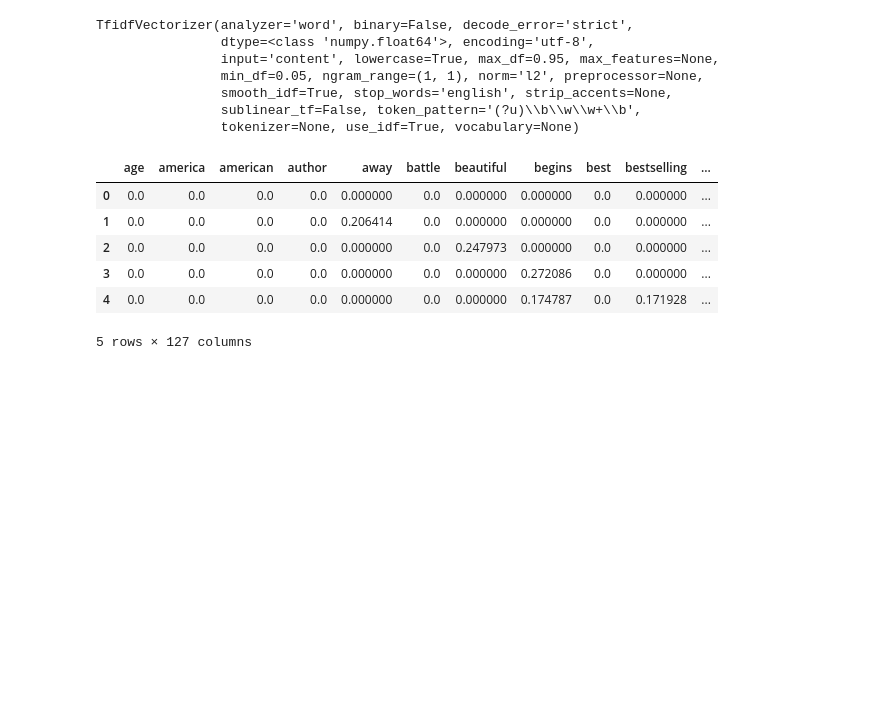
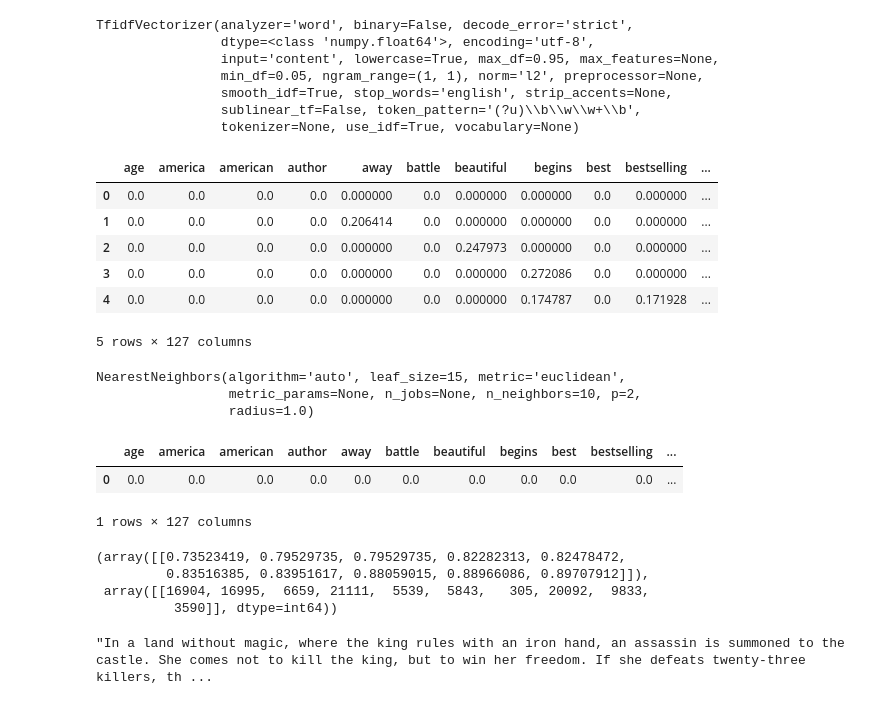
Before and after one commit to noreallyimfine/Bookfinder, a Jupyter notebook: book-recommender-5.ipynb, the cells around one changed output. Cells and saved outputs as stored; diff of their text form; code cells hidden in the pictures; blank space fills up the shorter version.

Commit message:
initial test, found some holes in previous logic also model not great but thats cool

```diff
--- a/book-recommender-5.ipynb
+++ b/book-recommender-5.ipynb
@@ -119,3 +119,32 @@ dtm.head()
 from sklearn.neighbors import NearestNeighbors
 # %%
 nn = NearestNeighbors(n_neighbors=10, leaf_size=15, algorithm='auto', p=2, metric='euclidean')
+
+nn.fit(dtm)
+# %% [output]
+NearestNeighbors(algorithm='auto', leaf_size=15, metric='euclidean',
+                 metric_params=None, n_jobs=None, n_neighbors=10, p=2,
+                 radius=1.0)
+# %%
+test = ['A wizard boy fights evil']
+# %%
+new = vect.transform(test)
+# %%
+new = new.todense()
+# %%
+pd.DataFrame(new, columns=vect.get_feature_names())
+# %% [output]
+|  | age | america | american | author | away | battle | beautiful | begins | best | bestselling | ... |
+| 0 | 0.0 | 0.0 | 0.0 | 0.0 | 0.0 | 0.0 | 0.0 | 0.0 | 0.0 | 0.0 | ... |
+1 rows × 127 columns
+# %%
+nn.kneighbors(new)
+# %% [output]
+(array([[0.73523419, 0.79529735, 0.79529735, 0.82282313, 0.82478472,
+         0.83516385, 0.83951617, 0.88059015, 0.88966086, 0.89707912]]),
+ array([[16904, 16995,  6659, 21111,  5539,  5843,   305, 20092,  9833,
+          3590]], dtype=int64))
+# %%
+df.iloc[305]['descrip']
+# %% [output]
+"In a land without magic, where the king rules with an iron hand, an assassin is summoned to the castle. She comes not to kill the king, but to win her freedom. If she defeats twenty-three killers, th ...
```
